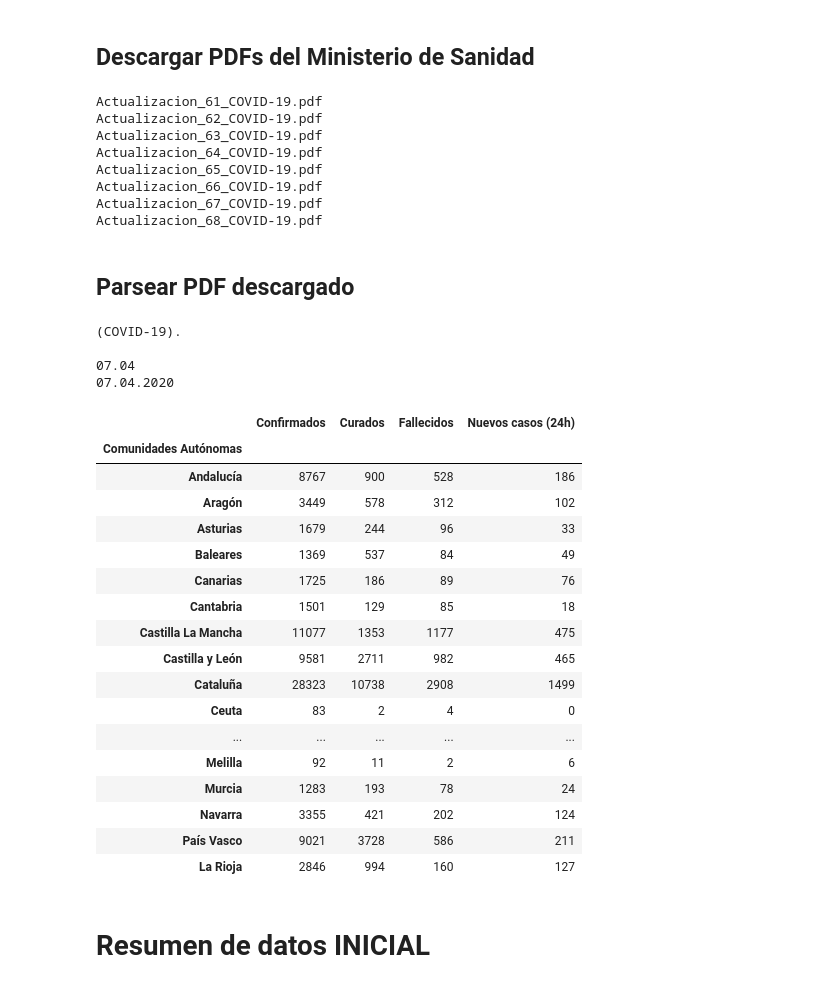
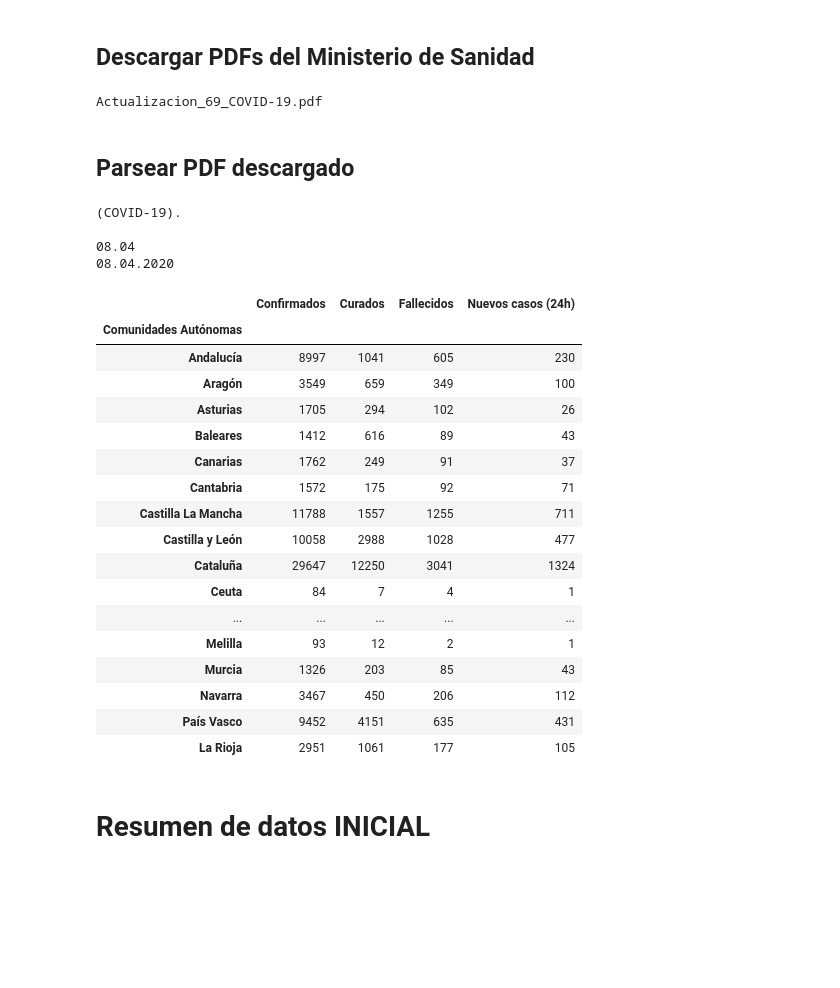
Before and after one commit to akakicreations/covid19-project, a Jupyter notebook: covid19_notebook_WEBFINAL.ipynb, the cells around one changed output. Saved outputs shown, nothing was run; the diff lists cells and outputs as text; code cells hidden in the pictures; blank space fills up the shorter version.

```diff
--- a/covid19_notebook_WEBFINAL.ipynb
+++ b/covid19_notebook_WEBFINAL.ipynb
@@ -15,8 +15,8 @@ date_daybefore = date_today - timedelta(days=1)
 date_today = date_today.strftime('%d/%m')
 date_daybefore = date_daybefore.strftime('%d/%m')
 # %%
-path_spain = 'pdf_files/Actualizacion_68_COVID-19.pdf'
-new_inform = 68
+path_spain = 'pdf_files/Actualizacion_69_COVID-19.pdf'
+new_inform = 69
 # %% [markdown]
 # Preparación inicial
 # %% [markdown]
@@ -75,7 +75,7 @@ for pdf_path in pdf_paths:
             f.write(pdf_path_get.content)
 
 # Descargo PDFs a raíz
-for i in range(60,new_inform):
+for i in range(68,new_inform):
     path = 'https://www.mscbs.gob.es/profesionales/saludPublica/ccayes/alertasActual/nCov-China/documentos/Actualizacion_{}_COVID-19.pdf'.format(i+1)
     download_file(path)
 
@@ -89,14 +89,7 @@ else:
     for f in lst_files:
         os.rename("./{}".format(f), "./pdf_files/{}".format(f))
 # %% [output]
-Actualizacion_61_COVID-19.pdf
-Actualizacion_62_COVID-19.pdf
-Actualizacion_63_COVID-19.pdf
-Actualizacion_64_COVID-19.pdf
-Actualizacion_65_COVID-19.pdf
-Actualizacion_66_COVID-19.pdf
-Actualizacion_67_COVID-19.pdf
-Actualizacion_68_COVID-19.pdf
+Actualizacion_69_COVID-19.pdf
 # %% [markdown]
 ## Parsear PDF descargado
 # %%
@@ -120,52 +113,52 @@ def get_fecha(string):
     ind_ini = string.find('(COVID-19)')
     ind_fin = string.find('.20')
     print(string[ind_ini:ind_fin])
     return string[ind_ini:ind_fin].split('\n')[-1]+'.2020'
 
 fecha_data_spain = get_fecha(raw['content'])
 print(fecha_data_spain)
 
 # Coger tablar primera página
 import tabula
 from tabula import read_pdf
 data_spain_ccaa = tabula.read_pdf(path_spain, stream=True, pages=1)[0]
 data_spain_ccaa.columns = ['Comunidades Autónomas','Confirmados', 'IA', 'Hospitalizados', 'UCI', 'Fallecidos', 'Curados', 'Nuevos casos (24h)']
 data_spain_ccaa.rename(index={23: "Casos totales en España" + " (act." + date_today + ")" }, inplace=True)
-data_spain_ccaa = data_spain_ccaa.iloc[4:23]
+data_spain_ccaa = data_spain_ccaa.iloc[3:22]
 data_spain_ccaa = data_spain_ccaa[['Comunidades Autónomas', 'Confirmados', 'Curados', 'Fallecidos', 'Nuevos casos (24h)']]
 
 #Quitar símbolos raros qye nos sobran
 data_spain_ccaa['Confirmados'] = data_spain_ccaa['Confirmados'].str.replace('.','')
 data_spain_ccaa['Fallecidos'] = data_spain_ccaa['Fallecidos'].str.replace('.','')
 data_spain_ccaa['Curados'] = data_spain_ccaa['Curados'].str.replace('.','')
 data_spain_ccaa['Nuevos casos (24h)'] = data_spain_ccaa['Nuevos casos (24h)'].str.replace('.','')
 
 # Seleccionar índice Comunidades Autónomas
 data_spain_ccaa = data_spain_ccaa.set_index('Comunidades Autónomas')
 data_spain_ccaa
 # %% [output]
 (COVID-19).
 
-07.04
-07.04.2020
+08.04
+08.04.2020
 |  | Confirmados | Curados | Fallecidos | Nuevos casos (24h) |
 | Comunidades Autónomas |  |  |  |  |
-| Andalucía | 8767 | 900 | 528 | 186 |
-| Aragón | 3449 | 578 | 312 | 102 |
-| Asturias | 1679 | 244 | 96 | 33 |
-| Baleares | 1369 | 537 | 84 | 49 |
-| Canarias | 1725 | 186 | 89 | 76 |
-| Cantabria | 1501 | 129 | 85 | 18 |
-| Castilla La Mancha | 11077 | 1353 | 1177 | 475 |
-| Castilla y León | 9581 | 2711 | 982 | 465 |
-| Cataluña | 28323 | 10738 | 2908 | 1499 |
-| Ceuta | 83 | 2 | 4 | 0 |
+| Andalucía | 8997 | 1041 | 605 | 230 |
+| Aragón | 3549 | 659 | 349 | 100 |
+| Asturias | 1705 | 294 | 102 | 26 |
+| Baleares | 1412 | 616 | 89 | 43 |
+| Canarias | 1762 | 249 | 91 | 37 |
+| Cantabria | 1572 | 175 | 92 | 71 |
+| Castilla La Mancha | 11788 | 1557 | 1255 | 711 |
+| Castilla y León | 10058 | 2988 | 1028 | 477 |
+| Cataluña | 29647 | 12250 | 3041 | 1324 |
+| Ceuta | 84 | 7 | 4 | 1 |
 | ... | ... | ... | ... | ... |
-| Melilla | 92 | 11 | 2 | 6 |
-| Murcia | 1283 | 193 | 78 | 24 |
-| Navarra | 3355 | 421 | 202 | 124 |
-| País Vasco | 9021 | 3728 | 586 | 211 |
-| La Rioja | 2846 | 994 | 160 | 127 |
+| Melilla | 93 | 12 | 2 | 1 |
+| Murcia | 1326 | 203 | 85 | 43 |
+| Navarra | 3467 | 450 | 206 | 112 |
+| País Vasco | 9452 | 4151 | 635 | 431 |
+| La Rioja | 2951 | 1061 | 177 | 105 |
 # %% [markdown]
 # Resumen de datos INICIAL
 # %% [markdown]
```
Also changed, not shown: parts of 11 cells of this notebook, 23 other files.
